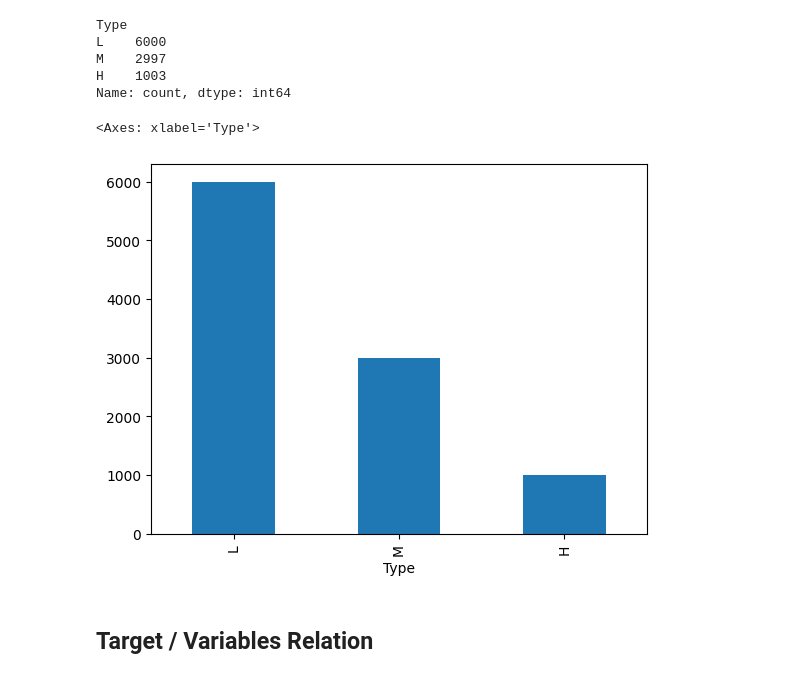
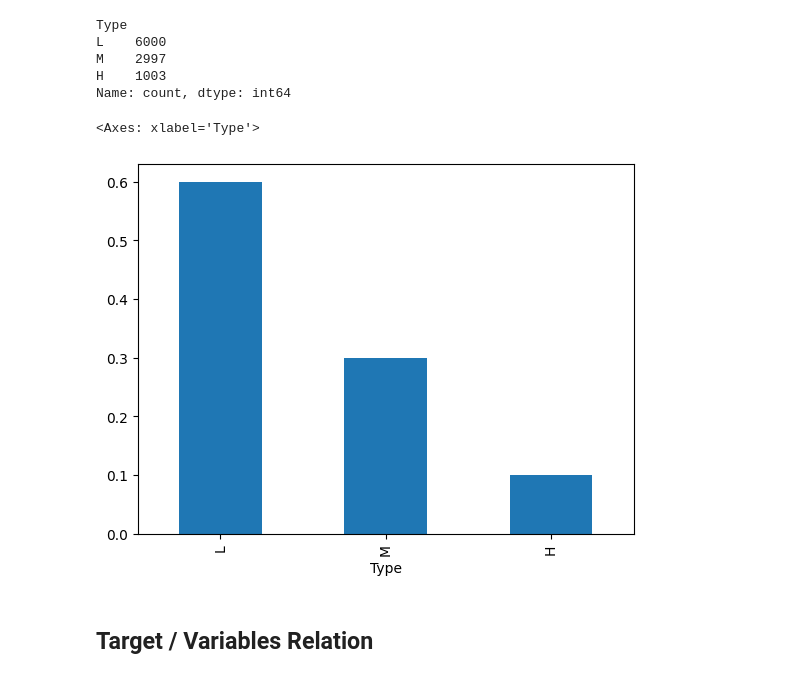
Before and after one commit to SimonGallien/Predictive-Maintenance-Dataset-AI4I-2020-, a Jupyter notebook: notebooks/eda.ipynb, the cells around one changed output. Saved outputs shown, nothing was run; the diff lists cells and outputs as text; code cells hidden in the pictures.

```diff
--- a/notebooks/eda.ipynb
+++ b/notebooks/eda.ipynb
@@ -190,10 +194,10 @@ M    2997
 H    1003
 Name: count, dtype: int64
 # %%
-df["Type"].value_counts().plot(kind="bar")
+df["Type"].value_counts(normalize=True).reindex(["L", "M", "H"]).plot(kind="bar")
 # %% [output]
 <Axes: xlabel='Type'>
-[figure, old version]
+[figure, new version]
 # %% [markdown]
 ## Target / Variables Relation
 # %% [markdown]
```
Also changed, not shown: parts of 7 cells of this notebook, 3 other files.
